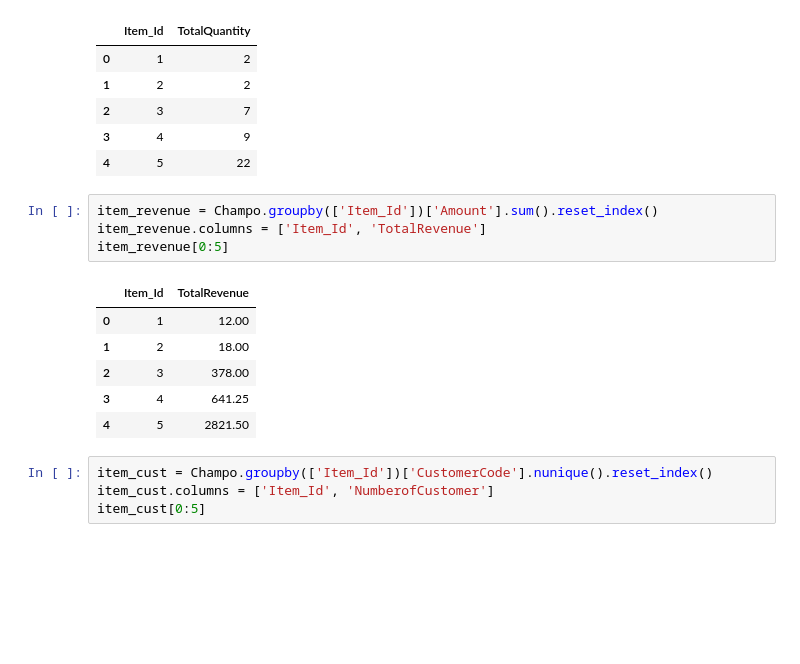
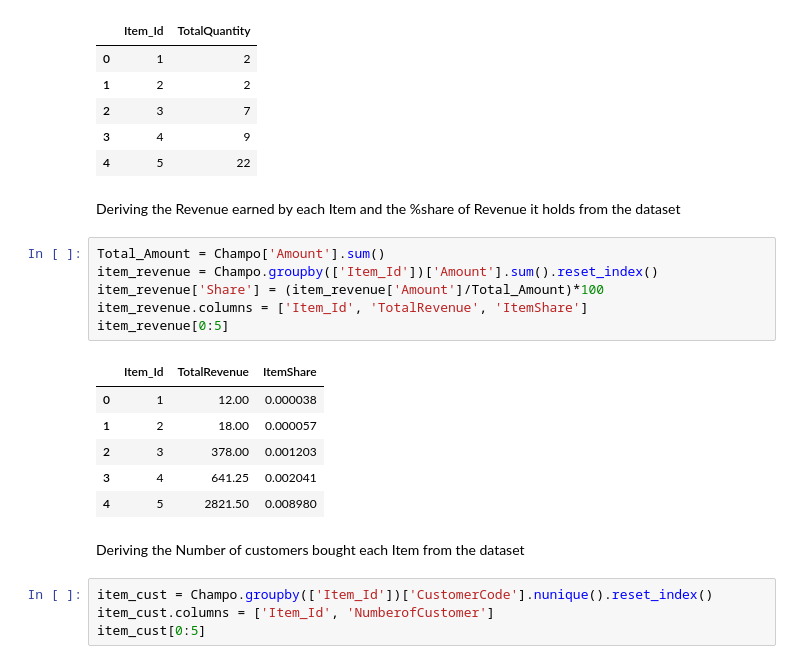
Before and after one commit to dineshb302/TERM2, a Jupyter notebook: MLUL_Product_Segmentation.ipynb, the cells around one changed output. Drawn from its saved outputs; the diff is of its cells as text; blank space fills up the shorter version.

```diff
--- a/MLUL_Product_Segmentation.ipynb
+++ b/MLUL_Product_Segmentation.ipynb
@@ -110,17 +110,23 @@ item_quantity[0:5]
 | 2 | 3 | 7 |
 | 3 | 4 | 9 |
 | 4 | 5 | 22 |
+# %% [markdown]
+Deriving the Revenue earned by each Item and the %share of Revenue it holds from the dataset
 # %%
+Total_Amount = Champo['Amount'].sum()
 item_revenue = Champo.groupby(['Item_Id'])['Amount'].sum().reset_index()
-item_revenue.columns = ['Item_Id', 'TotalRevenue']
+item_revenue['Share'] = (item_revenue['Amount']/Total_Amount)*100
+item_revenue.columns = ['Item_Id', 'TotalRevenue', 'ItemShare']
 item_revenue[0:5]
 # %% [output]
-|  | Item_Id | TotalRevenue |
-| 0 | 1 | 12.00 |
-| 1 | 2 | 18.00 |
-| 2 | 3 | 378.00 |
-| 3 | 4 | 641.25 |
-| 4 | 5 | 2821.50 |
+|  | Item_Id | TotalRevenue | ItemShare |
+| 0 | 1 | 12.00 | 0.000038 |
+| 1 | 2 | 18.00 | 0.000057 |
+| 2 | 3 | 378.00 | 0.001203 |
+| 3 | 4 | 641.25 | 0.002041 |
+| 4 | 5 | 2821.50 | 0.008980 |
+# %% [markdown]
+Deriving the Number of customers bought each Item from the dataset
 # %%
 item_cust = Champo.groupby(['Item_Id'])['CustomerCode'].nunique().reset_index()
 item_cust.columns = ['Item_Id', 'NumberofCustomer']
```
Also changed, not shown: parts of 71 cells of this notebook.
